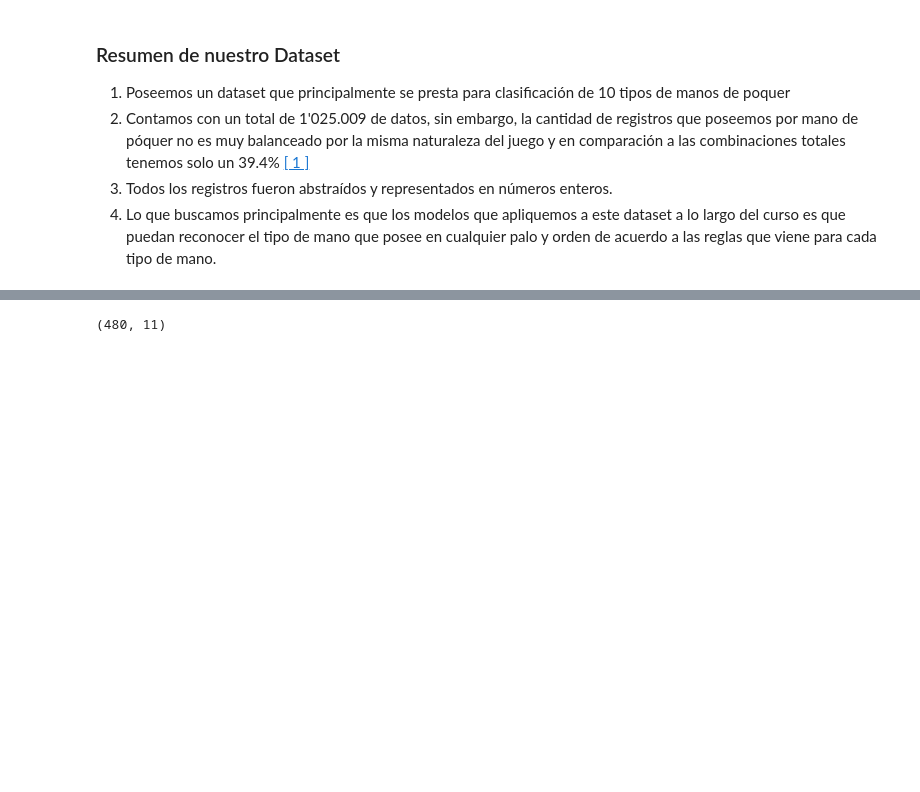
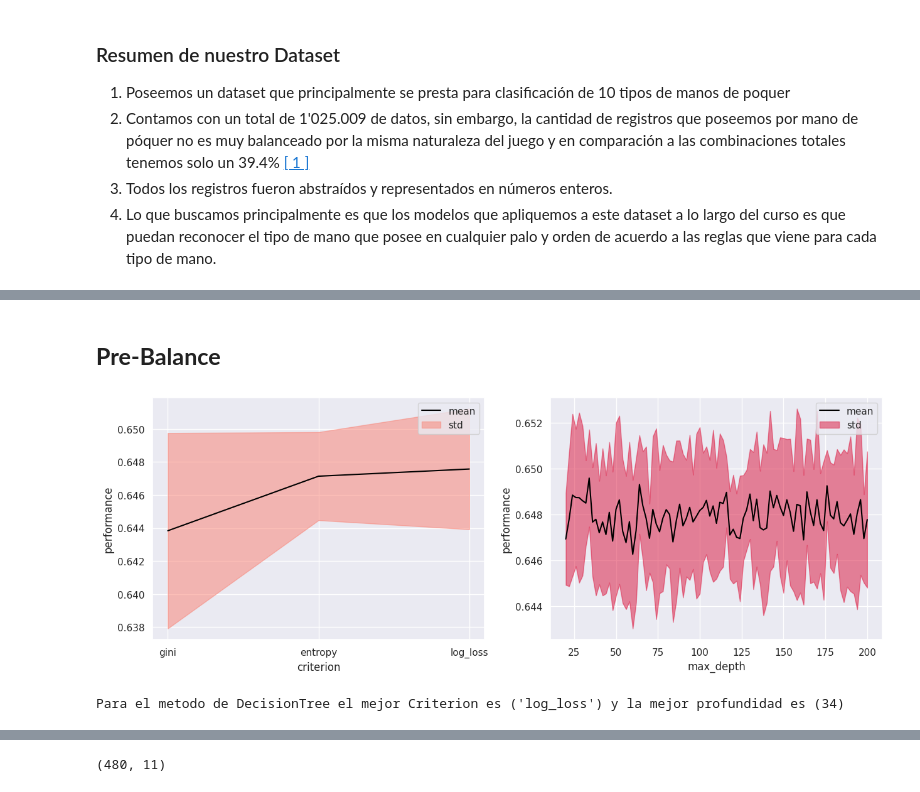
Before and after one commit to IC-03/Royal-Flush, a Jupyter notebook: Royal_Flush_Classification_Models_For_A_Poker_Hands_Dataset.ipynb, the cells around one changed output, grey strips where cells are left out. Drawn from its saved outputs; the diff is of its cells as text; code cells hidden in the pictures; blank space fills up the shorter version.

```diff
--- a/Royal_Flush_Classification_Models_For_A_Poker_Hands_Dataset.ipynb
+++ b/Royal_Flush_Classification_Models_For_A_Poker_Hands_Dataset.ipynb
@@ -584,0 +246,39 @@ print(classification_report(y_test, y_pred_SVM_rbf))
+# %%
+# @title Funciones de Tuning DT
+def show_curve_DT():
+    means, stds, means2, stds2 = [], [], [], []
+    criterion_choice = ['gini', 'entropy', 'log_loss']
+    means2, stds2 = [], []
+    depth_range = range(20,201,2)
+    for cri in criterion_choice:
+        est= DecisionTreeClassifier(criterion=cri)
+        s = cross_val_score(est, X, y, cv=KFold(10, shuffle=True), scoring=make_scorer(accuracy_score))
+        means.append(np.mean(s))
+        stds.append(np.std(s))
+    means = np.r_[means]
+    stds  = np.r_[stds]
+    crit = criterion_choice[np.argmax(means)]
+
+    for max in depth_range:
+        est2= DecisionTreeClassifier(criterion=crit, max_depth=max)
+        s2 = cross_val_score(est2, X, y, cv=KFold(10, shuffle=True), scoring=make_scorer(accuracy_score))
+        means2.append(np.mean(s2))
+        stds2.append(np.std(s2))
+    means2 = np.r_[means2]
+    stds2  = np.r_[stds2]
+    dep = depth_range[np.argmax(means2)]
+
+    plt.figure(figsize=(15, 5))
+    plt.subplot(1, 2, 1)
+    plt.plot(criterion_choice, means, label="mean", color="black")
+    plt.fill_between(criterion_choice, means-stds, means+stds, color="salmon", alpha=.5, label="std")
+    plt.xlabel("criterion")
+    plt.ylabel("performance")
+    plt.legend()
+    plt.subplot(1, 2, 2)
+    plt.plot(depth_range, means2, label="mean", color="black")
+    plt.fill_between(depth_range, means2-stds2, means2+stds2, color="crimson", alpha=.5, label="std")
+    plt.xlabel("max_depth")
+    plt.ylabel("performance")
+    plt.legend()
+    return crit, dep
@@ -584,0 +404,2 @@ print(classification_report(y_test, y_pred_SVM_rbf))
+# %% [markdown]
+## **Pre-Balance**
@@ -584,0 +411,8 @@ print(classification_report(y_test, y_pred_SVM_rbf))
+# %%
+cri_DT1, dep_DT1 = show_curve_DT()
+# %% [output]
+[figure, added]
+# %%
+print("Para el metodo de DecisionTree el mejor Criterion es ('%s') y la mejor profundidad es (%d)"%(cri_DT1, dep_DT1))
+# %% [output]
+Para el metodo de DecisionTree el mejor Criterion es ('log_loss') y la mejor profundidad es (34)
```
Also changed, not shown: parts of 105 cells of this notebook.
